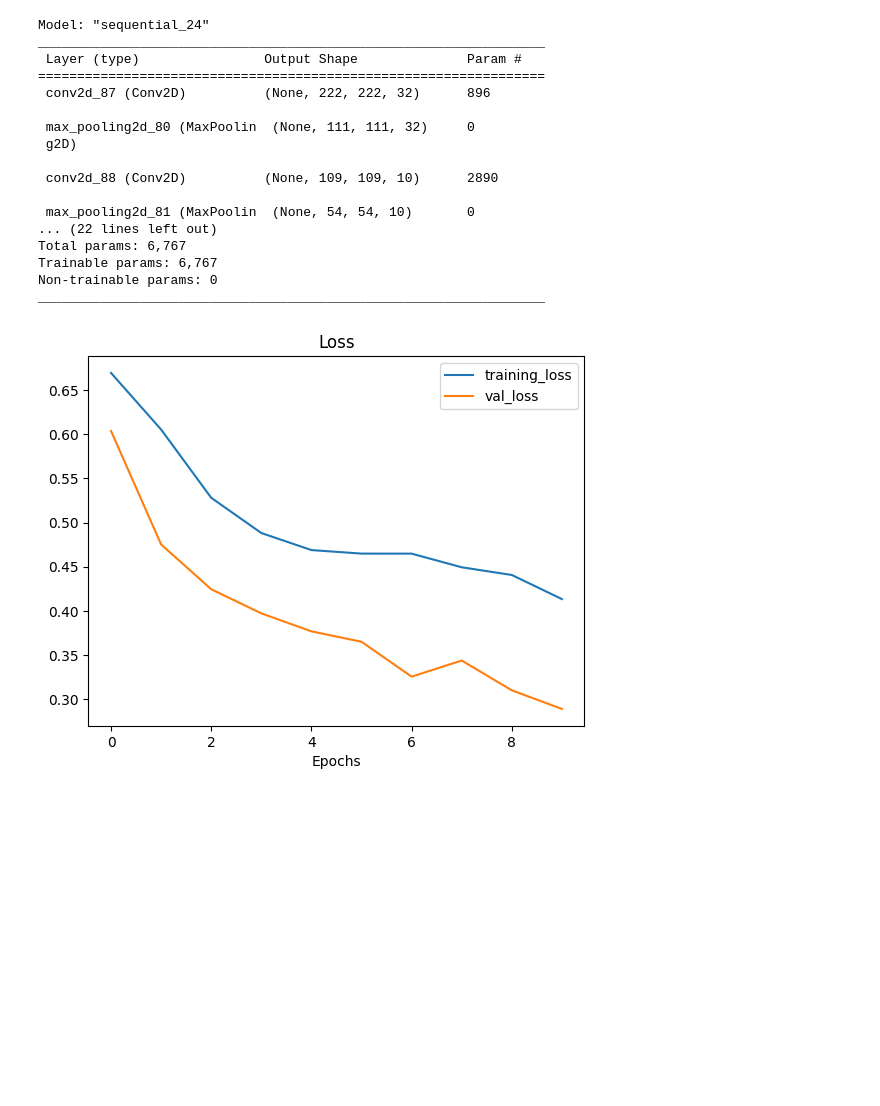
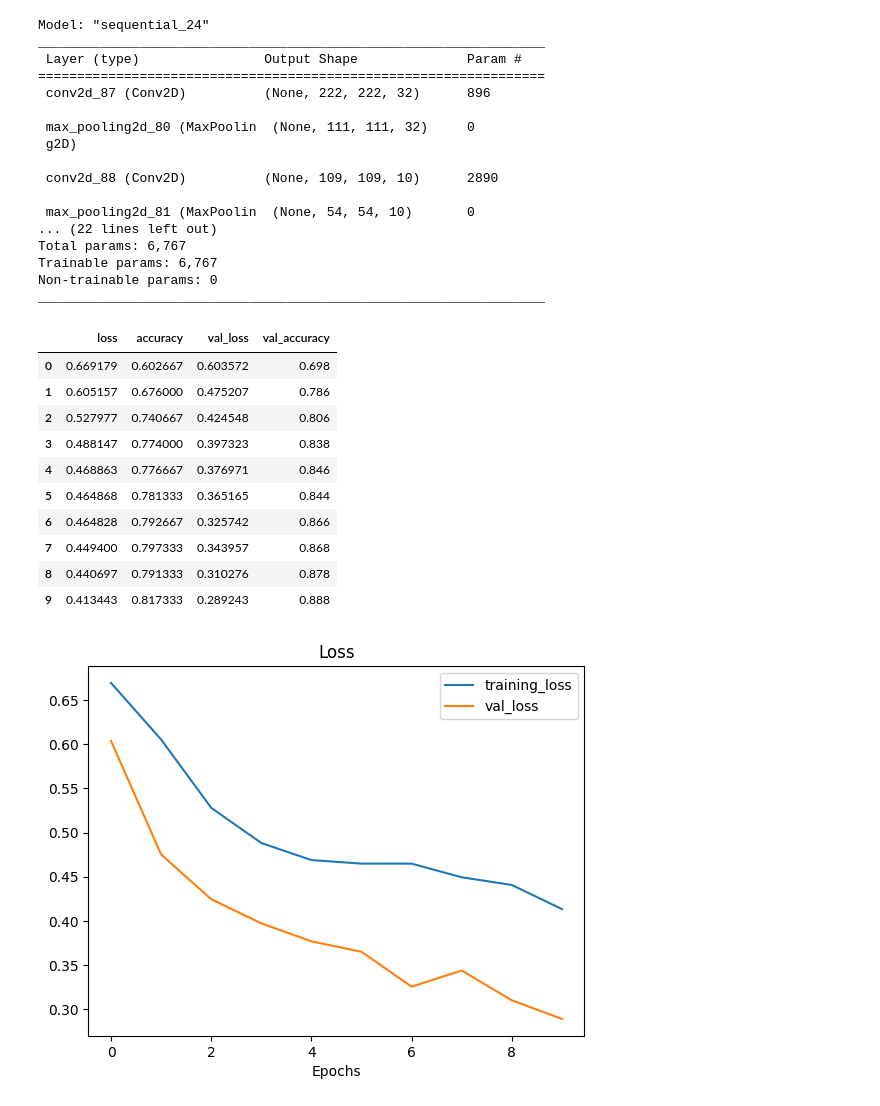
Before and after one commit to aakriti-dot/Tensorflow, a Jupyter notebook: Convolutional_neural_network.ipynb, the cells around one changed output. Saved outputs shown, nothing was run; the diff lists cells and outputs as text; code cells hidden in the pictures; blank space fills up the shorter version.

```diff
--- a/Convolutional_neural_network.ipynb
+++ b/Convolutional_neural_network.ipynb
@@ -850,6 +850,20 @@ Total params: 6,767
 Trainable params: 6,767
 Non-trainable params: 0
 _________________________________________________________________
+# %%
+pd.DataFrame(history_8.history)
+# %% [output]
+|  | loss | accuracy | val_loss | val_accuracy |
+| 0 | 0.669179 | 0.602667 | 0.603572 | 0.698 |
+| 1 | 0.605157 | 0.676000 | 0.475207 | 0.786 |
+| 2 | 0.527977 | 0.740667 | 0.424548 | 0.806 |
+| 3 | 0.488147 | 0.774000 | 0.397323 | 0.838 |
+| 4 | 0.468863 | 0.776667 | 0.376971 | 0.846 |
+| 5 | 0.464868 | 0.781333 | 0.365165 | 0.844 |
+| 6 | 0.464828 | 0.792667 | 0.325742 | 0.866 |
+| 7 | 0.449400 | 0.797333 | 0.343957 | 0.868 |
+| 8 | 0.440697 | 0.791333 | 0.310276 | 0.878 |
+| 9 | 0.413443 | 0.817333 | 0.289243 | 0.888 |
 # %%
 plot_loss_curves(history_8)
 # %% [output]
```
